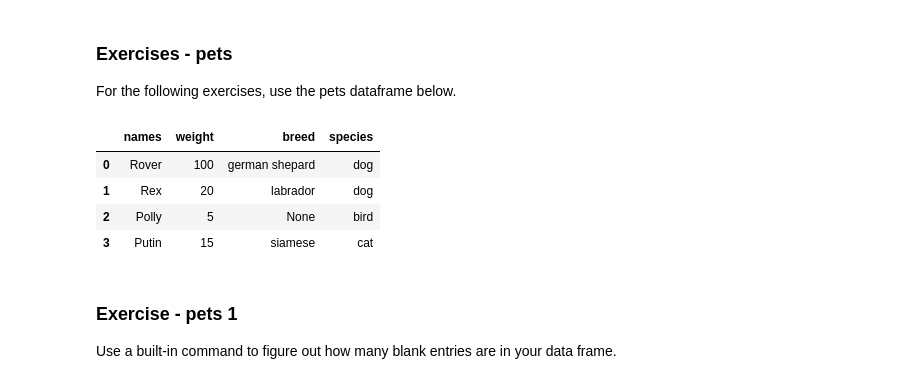
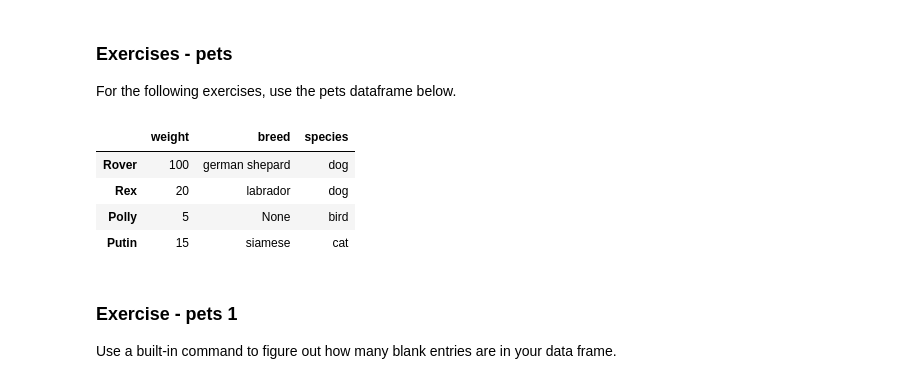
Before and after one commit to laurenshareshian/Python_Course_Lessons, a Jupyter notebook: Unit 8 - Pandas and Datetime/Unit 8 Assignment.ipynb, the cells around one changed output. Drawn from its saved outputs; the diff is of its cells as text; code cells hidden in the pictures.

```diff
--- a/Unit 8 - Pandas and Datetime/Unit 8 Assignment.ipynb
+++ b/Unit 8 - Pandas and Datetime/Unit 8 Assignment.ipynb
@@ -371,15 +394,18 @@ students.weight.values returns the info in a list (more specifically, a numpy ar
 ### Exercises - pets
 For the following exercises, use the pets dataframe below.
 # %%
-pets = [('Rover', 100, 'german shepard', 'dog'), ('Rex', 20, 'labrador', 'dog'), ('Polly', 5, None, 'bird'), ('Putin', 15, 'siamese', 'cat')]
-pets = pd.DataFrame(pets, columns = ['names', 'weight', 'breed', 'species'])
+import pandas as pd
+
+names = ['Rover', 'Rex', 'Polly', 'Putin']
+pets = [(100, 'german shepard', 'dog'), (20, 'labrador', 'dog'), (5, None, 'bird'), (15, 'siamese', 'cat')]
+pets = pd.DataFrame(pets, index = names, columns = ['weight', 'breed', 'species'])
 pets
 # %% [output]
-|  | names | weight | breed | species |
-| 0 | Rover | 100 | german shepard | dog |
-| 1 | Rex | 20 | labrador | dog |
-| 2 | Polly | 5 | None | bird |
-| 3 | Putin | 15 | siamese | cat |
+|  | weight | breed | species |
+| Rover | 100 | german shepard | dog |
+| Rex | 20 | labrador | dog |
+| Polly | 5 | None | bird |
+| Putin | 15 | siamese | cat |
 # %% [markdown]
 ### Exercise - pets 1
 Use a built-in command to figure out how many blank entries are in your data frame.
```
Also changed, not shown: parts of 19 cells of this notebook, 4 other files.
